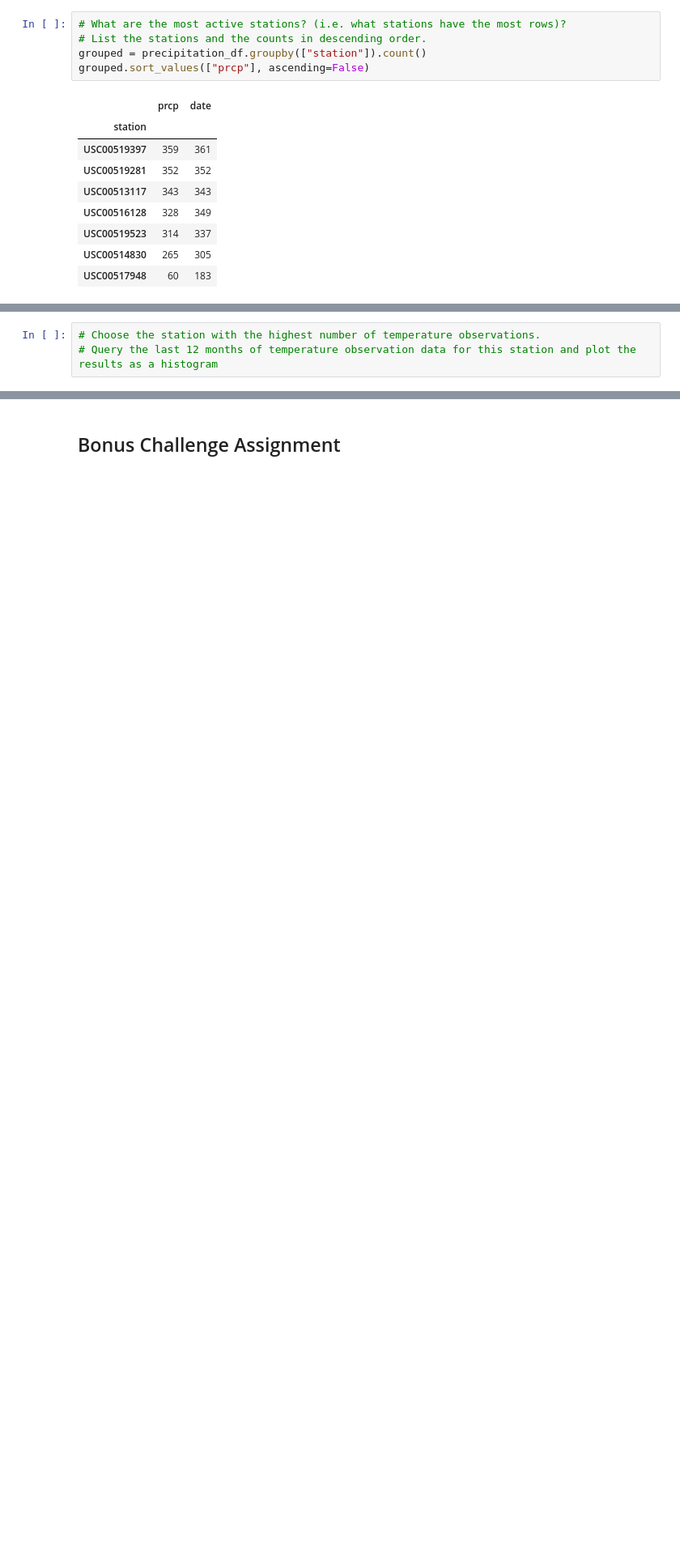
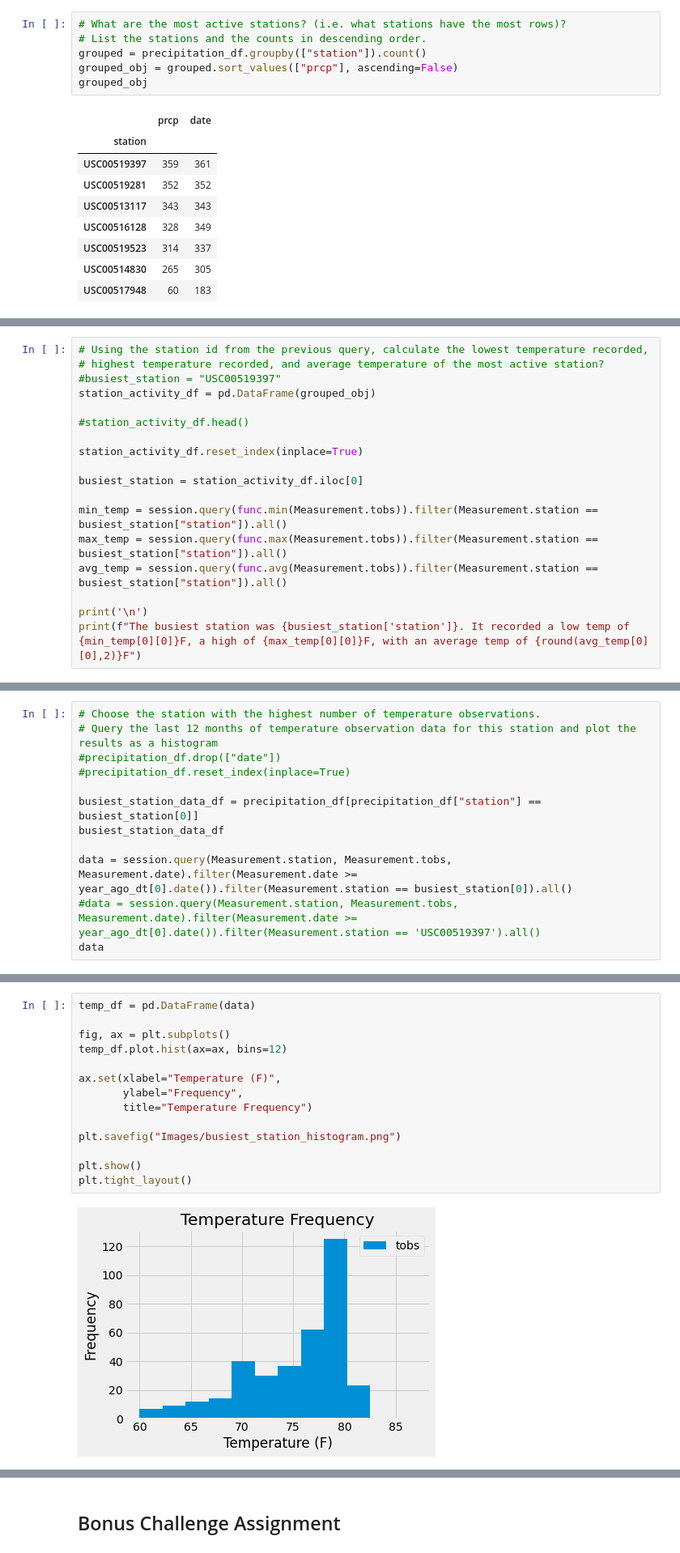
Before and after one commit to csadlo/sqlalchemy-challenge, a Jupyter notebook: climate_starter.ipynb, the cells around one changed output, grey strips where cells are left out. Shown at 81% size. Saved outputs shown, nothing was run; the diff lists cells and outputs as text; blank space fills up the shorter version.

Commit message:
cleanup on the charts

```diff
--- a/climate_starter.ipynb
+++ b/climate_starter.ipynb
@@ -171,7 +171,8 @@ stations_df
 # What are the most active stations? (i.e. what stations have the most rows)?
 # List the stations and the counts in descending order.
 grouped = precipitation_df.groupby(["station"]).count()
-grouped.sort_values(["prcp"], ascending=False)
+grouped_obj = grouped.sort_values(["prcp"], ascending=False)
+grouped_obj
 # %% [output]
 |  | prcp | date |
 | station |  |  |
@@ -187,0 +186,18 @@ grouped.sort_values(["prcp"], ascending=False)
+# %%
+# Using the station id from the previous query, calculate the lowest temperature recorded,
+# highest temperature recorded, and average temperature of the most active station?
+#busiest_station = "USC00519397"
+station_activity_df = pd.DataFrame(grouped_obj)
+
+#station_activity_df.head()
+
+station_activity_df.reset_index(inplace=True)
+
+busiest_station = station_activity_df.iloc[0]
+
+min_temp = session.query(func.min(Measurement.tobs)).filter(Measurement.station == busiest_station["station"]).all()
+max_temp = session.query(func.max(Measurement.tobs)).filter(Measurement.station == busiest_station["station"]).all()
+avg_temp = session.query(func.avg(Measurement.tobs)).filter(Measurement.station == busiest_station["station"]).all()
+
+print('\n')
+print(f"The busiest station was {busiest_station['station']}. It recorded a low temp of {min_temp[0][0]}F, a high of {max_temp[0][0]}F, with an average temp of {round(avg_temp[0][0],2)}F")
@@ -188,3 +234,12 @@ grouped.sort_values(["prcp"], ascending=False)
 # %%
 # Choose the station with the highest number of temperature observations.
 # Query the last 12 months of temperature observation data for this station and plot the results as a histogram
+#precipitation_df.drop(["date"])
+#precipitation_df.reset_index(inplace=True)
+
+busiest_station_data_df = precipitation_df[precipitation_df["station"] == busiest_station[0]]
+busiest_station_data_df
+
+data = session.query(Measurement.station, Measurement.tobs, Measurement.date).filter(Measurement.date >= year_ago_dt[0].date()).filter(Measurement.station == busiest_station[0]).all()
+#data = session.query(Measurement.station, Measurement.tobs, Measurement.date).filter(Measurement.date >= year_ago_dt[0].date()).filter(Measurement.station == 'USC00519397').all()
+data
@@ -190,0 +264,16 @@ grouped.sort_values(["prcp"], ascending=False)
+# %%
+temp_df = pd.DataFrame(data)
+
+fig, ax = plt.subplots()
+temp_df.plot.hist(ax=ax, bins=12)
+
+ax.set(xlabel="Temperature (F)",
+       ylabel="Frequency",
+       title="Temperature Frequency")
+
+plt.savefig("Images/busiest_station_histogram.png")
+
+plt.show()
+plt.tight_layout()
+# %% [output]
+[figure, added]
```
Also changed, not shown: parts of 7 cells of this notebook, 2 other files.
